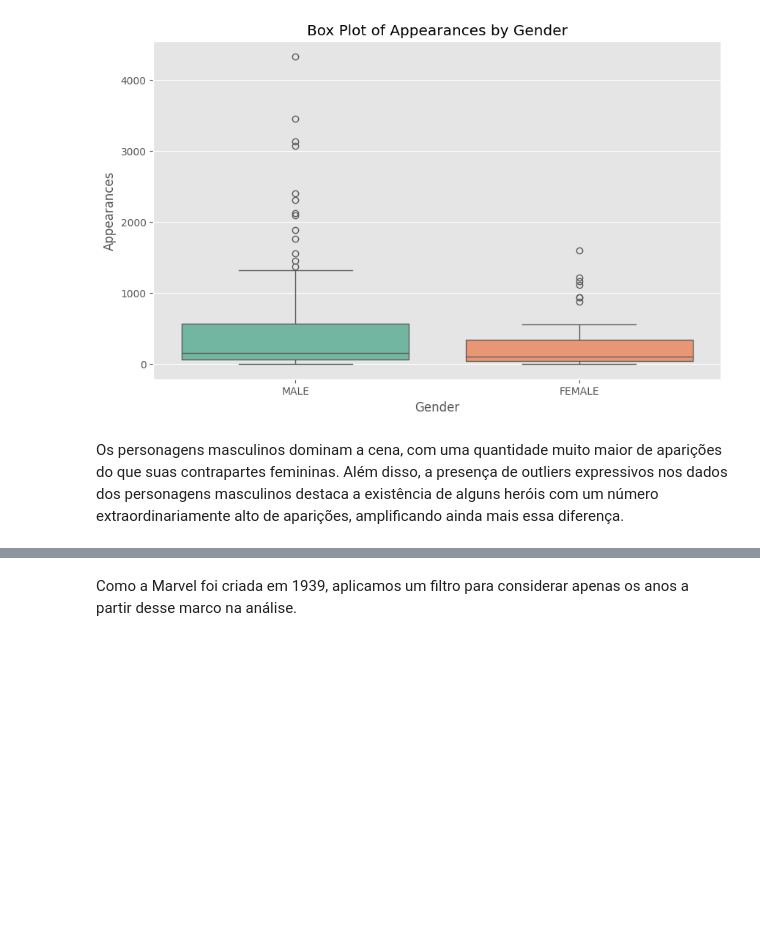
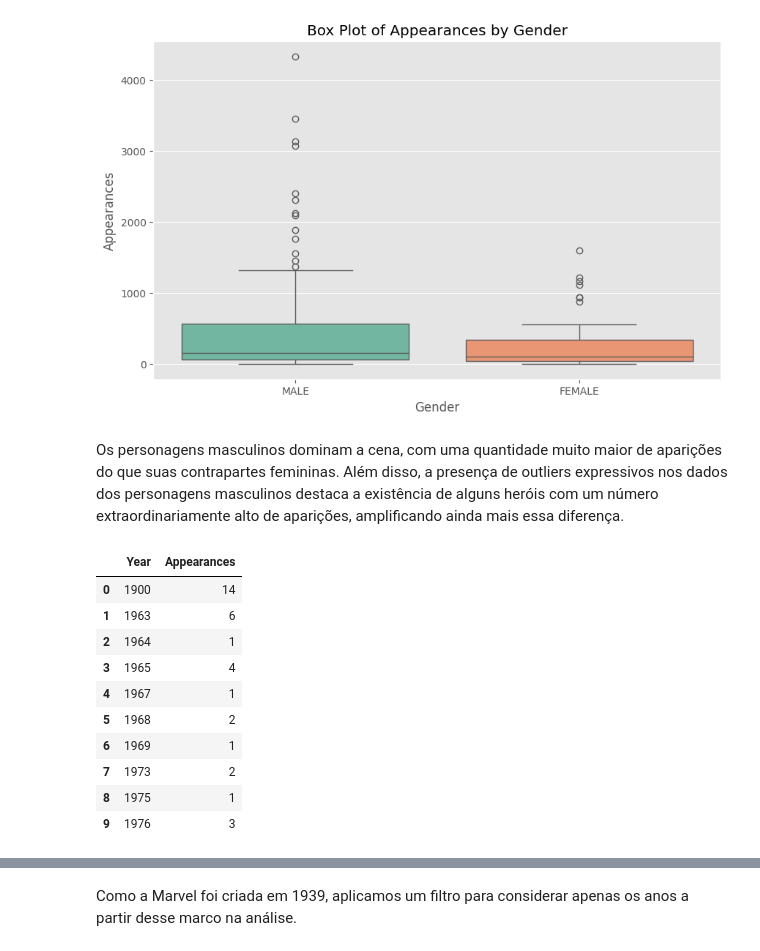
Before and after one commit to ThamyresBrasil82/meu-portfolio, a Jupyter notebook: Avengers.ipynb, the cells around one changed output, grey strips where cells are left out. Saved outputs shown, nothing was run; the diff lists cells and outputs as text; code cells hidden in the pictures; blank space fills up the shorter version.

```diff
--- a/Avengers.ipynb
+++ b/Avengers.ipynb
@@ -176,3 +178,17 @@ Os personagens masculinos dominam a cena, com uma quantidade muito maior de apar
+# %%
+agrupado.head(10)
+# %% [output]
+|  | Year | Appearances |
+| 0 | 1900 | 14 |
+| 1 | 1963 | 6 |
+| 2 | 1964 | 1 |
+| 3 | 1965 | 4 |
+| 4 | 1967 | 1 |
+| 5 | 1968 | 2 |
+| 6 | 1969 | 1 |
+| 7 | 1973 | 2 |
+| 8 | 1975 | 1 |
+| 9 | 1976 | 3 |
 # %%
 #Criando o gráfico de linhas
 
```
Also changed, not shown: parts of 4 cells of this notebook.
